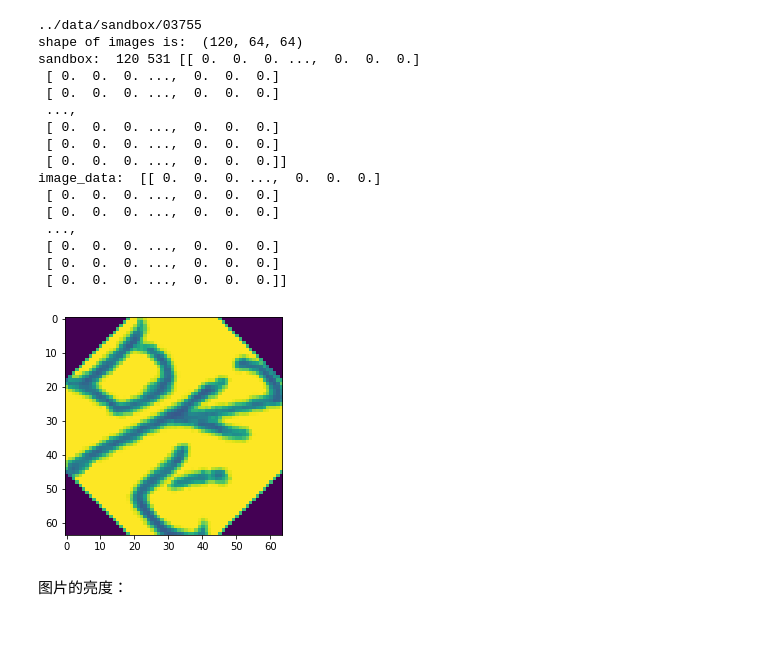
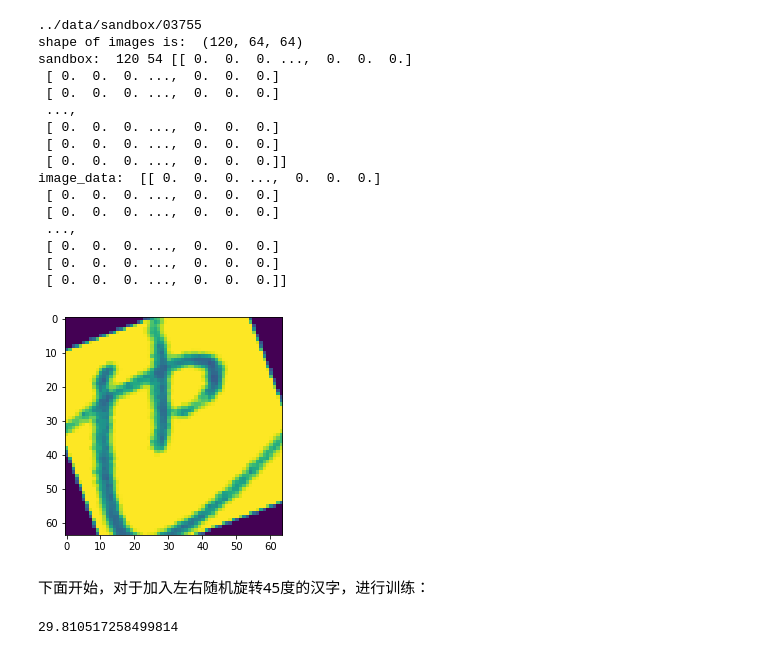
Before and after one commit to archcra/ml, a Jupyter notebook: gnt-a/notebooks/code/gnt-F.ipynb, the cells around one changed output. Cells and saved outputs as stored; diff of their text form; code cells hidden in the pictures.

Commit message:
Chore: add rotate, gamma adjust, 8 hidden layers, 10 hidden layers files.

```diff
--- a/gnt-a/notebooks/code/gnt-F.ipynb
+++ b/gnt-a/notebooks/code/gnt-F.ipynb
@@ -14,6 +14,7 @@ import os
 import random
 from PIL import *
 from numpy import array
+import numpy as np
 
 IMAGE_SIZE = 64
 CHARSET_SIZE = 3755
@@ -36,7 +37,7 @@ class DataIterator:
         self.labels = [int(file_name[len(data_dir):].split(os.sep)[0]) for file_name in image_names]
         images_rgb = [imread(file_name) for file_name in image_names]
         image_resized = [resize(image, (IMAGE_SIZE, IMAGE_SIZE)) for image in images_rgb]
-        image_rotated = [rotate(image, -45) for image in image_resized]
+        image_rotated = [rotate(image, np.random.random_sample()*90-45) for image in image_resized]
         self.images = [rgb2gray(item) for item in image_rotated]
         self.images = array(self.images)
         print ('shape of images is: ', self.images.shape)
@@ -51,34 +52,40 @@ print ('sandbox: ', test_feeder.size, test_feeder.labels[0], test_feeder.images[
 
 # show image
 import matplotlib.pyplot as plt
 first_array=test_feeder.images[0]
 image_data = first_array.reshape((IMAGE_SIZE, IMAGE_SIZE))
 print ('image_data: ', image_data)
 
 
 #Not sure you even have to do that if you just want to visualize it
 #first_array=255*first_array
 #first_array=first_array.astype("uint8")
 plt.imshow(image_data)
 #Actually displaying the plot if you are not in interactive mode
 plt.show()
 # %% [output]
 ../data/sandbox/03755
 shape of images is:  (120, 64, 64)
-sandbox:  120 531 [[ 0.  0.  0. ...,  0.  0.  0.]
+sandbox:  120 54 [[ 0.  0.  0. ...,  0.  0.  0.]
  [ 0.  0.  0. ...,  0.  0.  0.]
  [ 0.  0.  0. ...,  0.  0.  0.]
  ...,
  [ 0.  0.  0. ...,  0.  0.  0.]
  [ 0.  0.  0. ...,  0.  0.  0.]
  [ 0.  0.  0. ...,  0.  0.  0.]]
 image_data:  [[ 0.  0.  0. ...,  0.  0.  0.]
  [ 0.  0.  0. ...,  0.  0.  0.]
  [ 0.  0.  0. ...,  0.  0.  0.]
  ...,
  [ 0.  0.  0. ...,  0.  0.  0.]
  [ 0.  0.  0. ...,  0.  0.  0.]
  [ 0.  0.  0. ...,  0.  0.  0.]]
-[figure, old version]
+[figure, new version]
-# %% [markdown]
-图片的亮度：
+# %% [markdown]
+下面开始，对于加入左右随机旋转45度的汉字，进行训练：
+# %%
+import numpy as np
+
+np.random.random_sample()*90-45
+# %% [output]
+29.810517258499814
```
Also changed, not shown: parts of 4 cells of this notebook, 3 other files.
